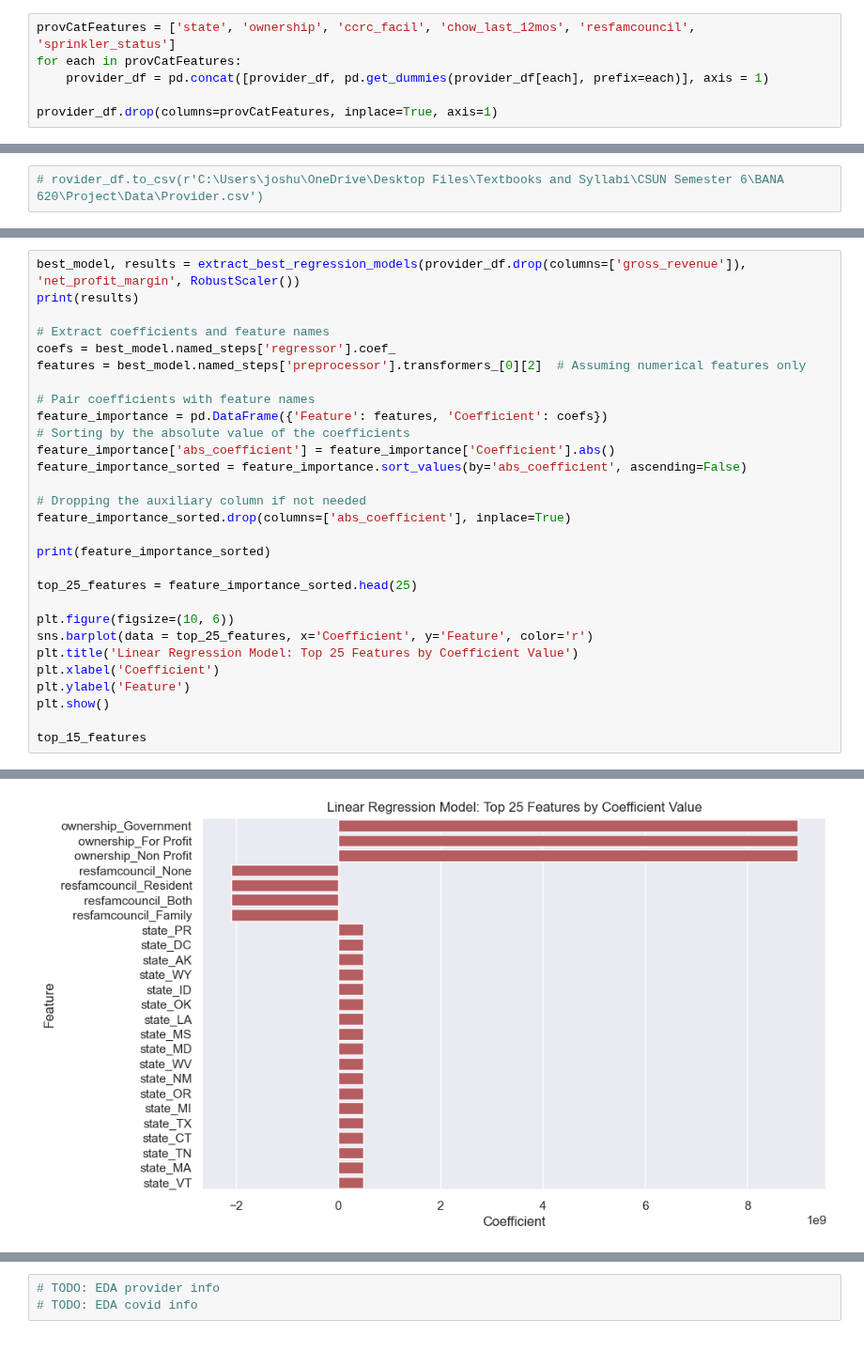
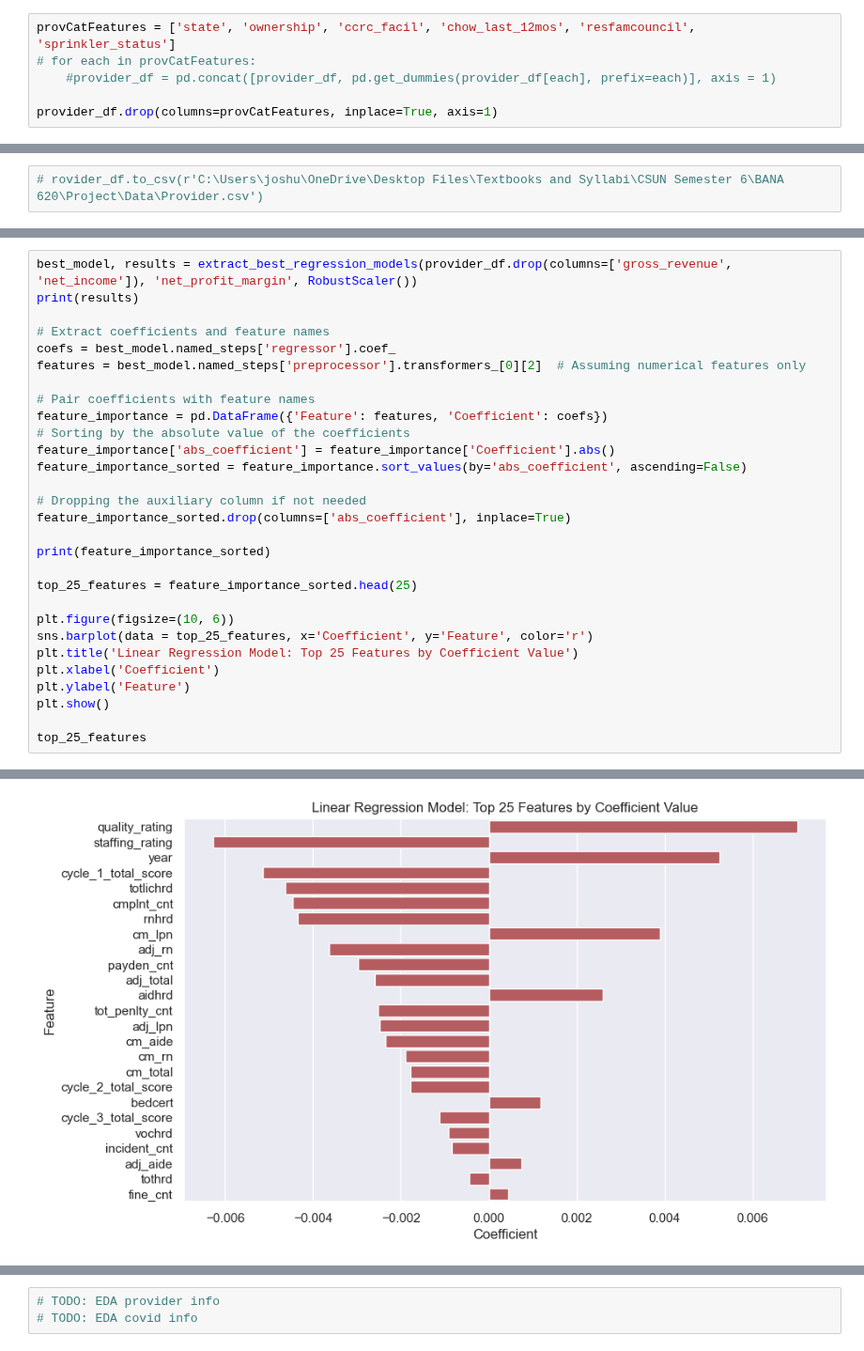
Before and after one commit to Musiik-fn/620-Project-Codebase, a Jupyter notebook: Codebase/620ProjectWhiteboard.ipynb, the cells around one changed output, grey strips where cells are left out. Shown at 94% size. Saved outputs shown, nothing was run; the diff lists cells and outputs as text.

```diff
--- a/Codebase/620ProjectWhiteboard.ipynb
+++ b/Codebase/620ProjectWhiteboard.ipynb
@@ -1270,8 +1270,8 @@ plt.show()
 [figure]
 # %%
 provCatFeatures = ['state', 'ownership', 'ccrc_facil', 'chow_last_12mos', 'resfamcouncil', 'sprinkler_status']
-for each in provCatFeatures:
-    provider_df = pd.concat([provider_df, pd.get_dummies(provider_df[each], prefix=each)], axis = 1)
+# for each in provCatFeatures:
+    #provider_df = pd.concat([provider_df, pd.get_dummies(provider_df[each], prefix=each)], axis = 1)
 
 provider_df.drop(columns=provCatFeatures, inplace=True, axis=1)
 # %%
@@ -1307,7 +1307,7 @@ KNN                         0.032751  0.338033            0.33717
  ElasticNet         (ColumnTransformer(transformers=[('num', Robus...
  KNN                (ColumnTransformer(transformers=[('num', Robus...  )
 # %%
-best_model, results = extract_best_regression_models(provider_df.drop(columns=['gross_revenue']), 'net_profit_margin', RobustScaler())
+best_model, results = extract_best_regression_models(provider_df.drop(columns=['gross_revenue', 'net_income']), 'net_profit_margin', RobustScaler())
 print(results)
 
 # Extract coefficients and feature names
@@ -1334,6 +1334,6 @@ plt.xlabel('Coefficient')
 plt.ylabel('Feature')
 plt.show()
 
-top_15_features
+top_25_features
 # %% [output]
                   Mean Squared Error R-squared  \
@@ -1356,2 +1356,2 @@ ElasticNet         (ColumnTransformer(transformers=[('num', Robus...
-[figure, old version]
+[figure, new version]
 |  | Feature | Coefficient |
```
Also changed, not shown: parts of 2 cells of this notebook, 11 other files.
